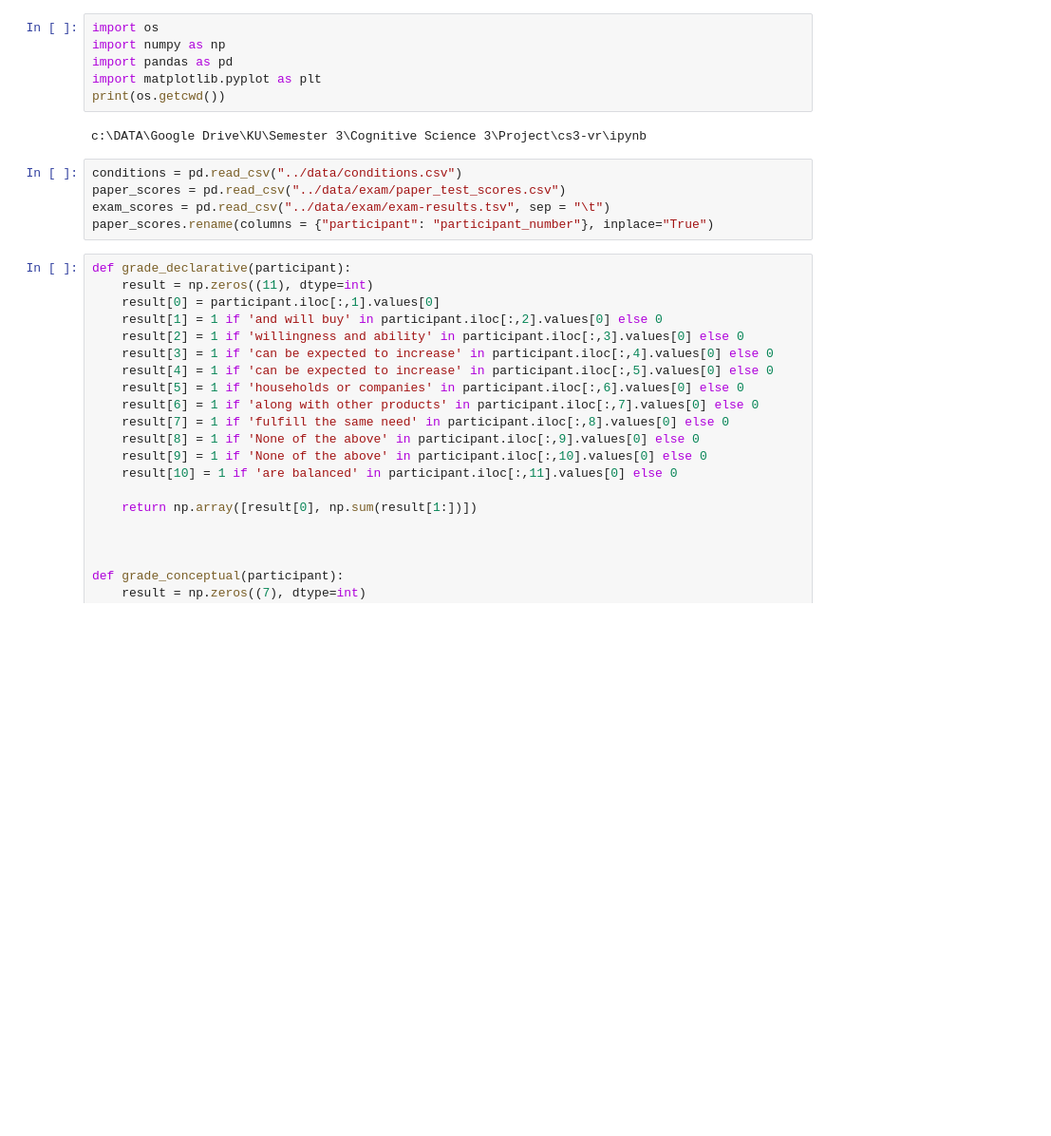
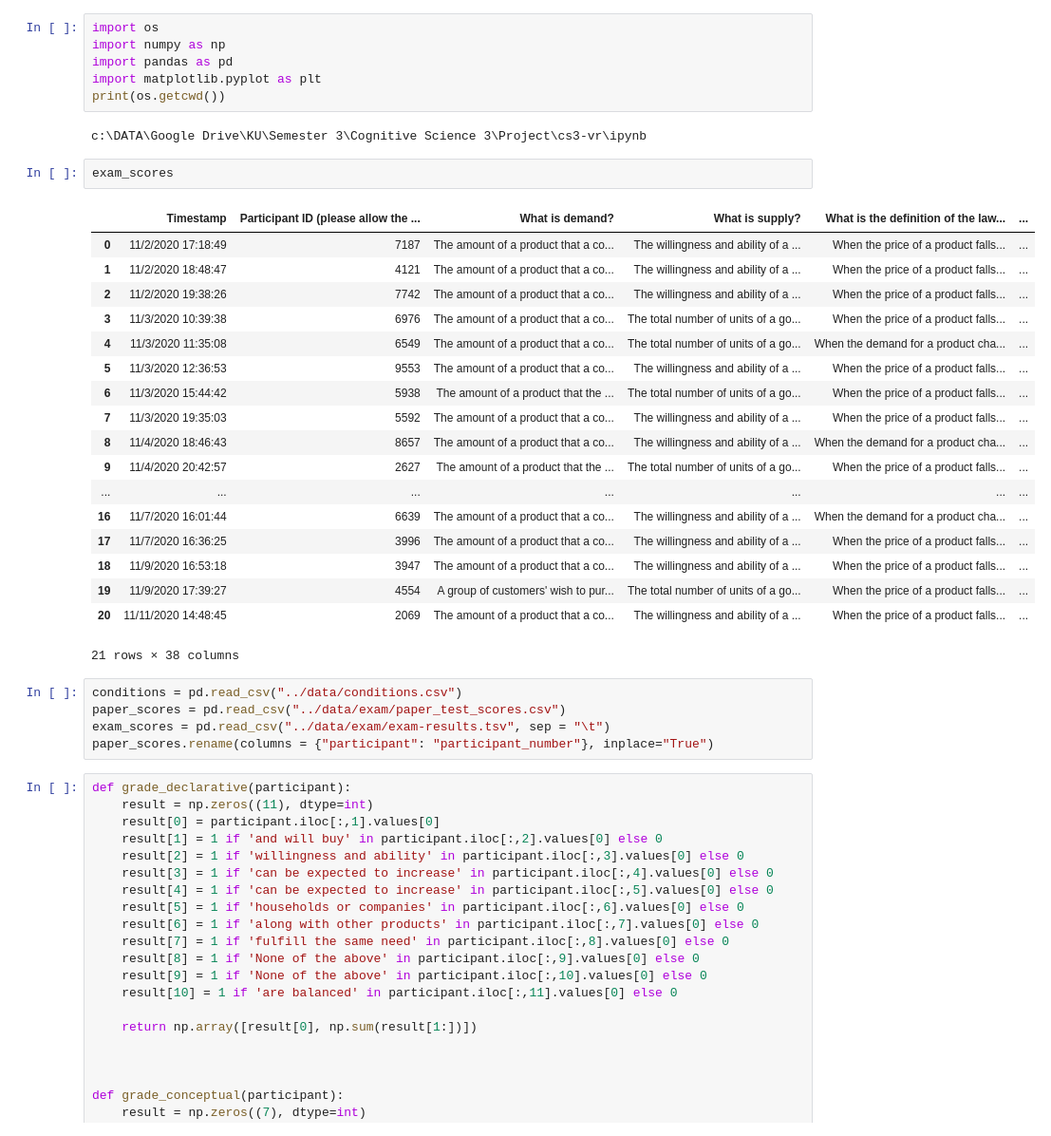
Before and after one commit to giorgospetkakis/cs3-vr, a Jupyter notebook: ipynb/first_notebook.ipynb, the cells around one changed output. Shown: that part at 95% size. Saved outputs shown, nothing was run; the diff lists cells and outputs as text; blank space fills up the shorter version.

```diff
--- a/ipynb/first_notebook.ipynb
+++ b/ipynb/first_notebook.ipynb
@@ -6,6 +6,27 @@ import matplotlib.pyplot as plt
 print(os.getcwd())
 # %% [output]
 c:\DATA\Google Drive\KU\Semester 3\Cognitive Science 3\Project\cs3-vr\ipynb
+# %%
+exam_scores
+# %% [output]
+|  | Timestamp | Participant ID (please allow the ... | What is demand? | What is supply? | What is the definition of the law... | ... |
+| 0 | 11/2/2020 17:18:49 | 7187 | The amount of a product that a co... | The willingness and ability of a ... | When the price of a product falls... | ... |
+| 1 | 11/2/2020 18:48:47 | 4121 | The amount of a product that a co... | The willingness and ability of a ... | When the price of a product falls... | ... |
+| 2 | 11/2/2020 19:38:26 | 7742 | The amount of a product that a co... | The willingness and ability of a ... | When the price of a product falls... | ... |
+| 3 | 11/3/2020 10:39:38 | 6976 | The amount of a product that a co... | The total number of units of a go... | When the price of a product falls... | ... |
+| 4 | 11/3/2020 11:35:08 | 6549 | The amount of a product that a co... | The total number of units of a go... | When the demand for a product cha... | ... |
+| 5 | 11/3/2020 12:36:53 | 9553 | The amount of a product that a co... | The willingness and ability of a ... | When the price of a product falls... | ... |
+| 6 | 11/3/2020 15:44:42 | 5938 | The amount of a product that the ... | The total number of units of a go... | When the price of a product falls... | ... |
+| 7 | 11/3/2020 19:35:03 | 5592 | The amount of a product that a co... | The willingness and ability of a ... | When the price of a product falls... | ... |
+| 8 | 11/4/2020 18:46:43 | 8657 | The amount of a product that a co... | The willingness and ability of a ... | When the demand for a product cha... | ... |
+| 9 | 11/4/2020 20:42:57 | 2627 | The amount of a product that the ... | The total number of units of a go... | When the price of a product falls... | ... |
+| ... | ... | ... | ... | ... | ... | ... |
+| 16 | 11/7/2020 16:01:44 | 6639 | The amount of a product that a co... | The willingness and ability of a ... | When the demand for a product cha... | ... |
+| 17 | 11/7/2020 16:36:25 | 3996 | The amount of a product that a co... | The willingness and ability of a ... | When the price of a product falls... | ... |
+| 18 | 11/9/2020 16:53:18 | 3947 | The amount of a product that a co... | The willingness and ability of a ... | When the price of a product falls... | ... |
+| 19 | 11/9/2020 17:39:27 | 4554 | A group of customers' wish to pur... | The total number of units of a go... | When the price of a product falls... | ... |
+| 20 | 11/11/2020 14:48:45 | 2069 | The amount of a product that a co... | The willingness and ability of a ... | When the price of a product falls... | ... |
+21 rows × 38 columns
 # %%
 conditions = pd.read_csv("../data/conditions.csv")
 paper_scores = pd.read_csv("../data/exam/paper_test_scores.csv")
```
Also changed, not shown: parts of 5 cells of this notebook.
